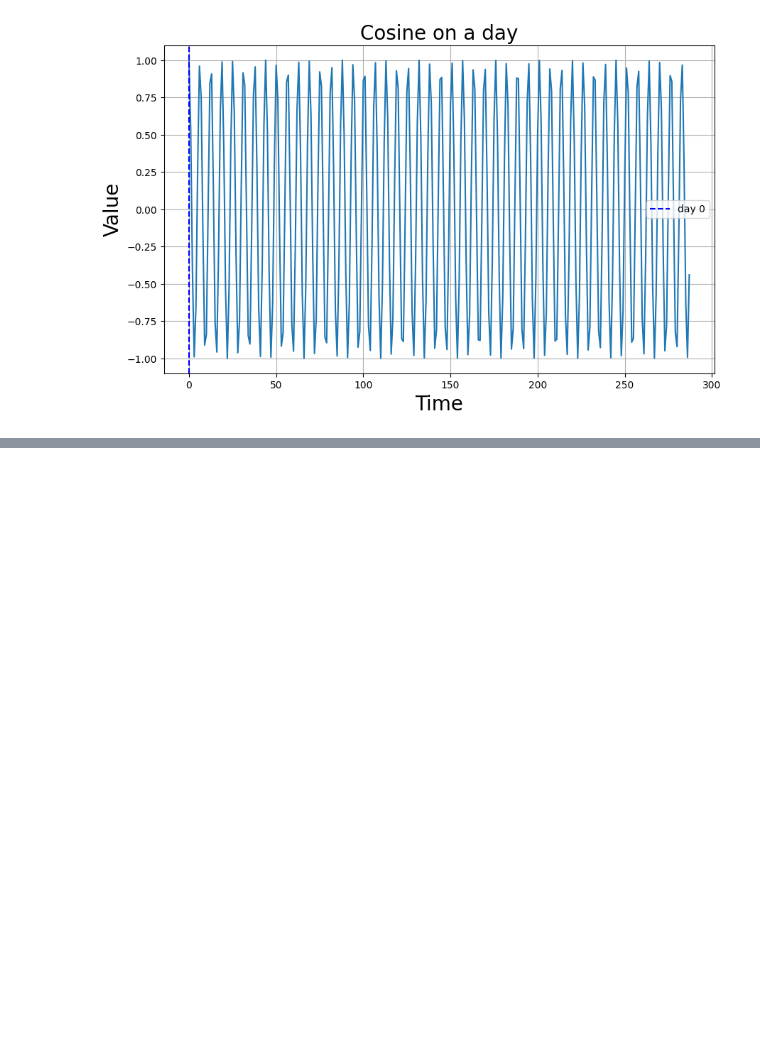
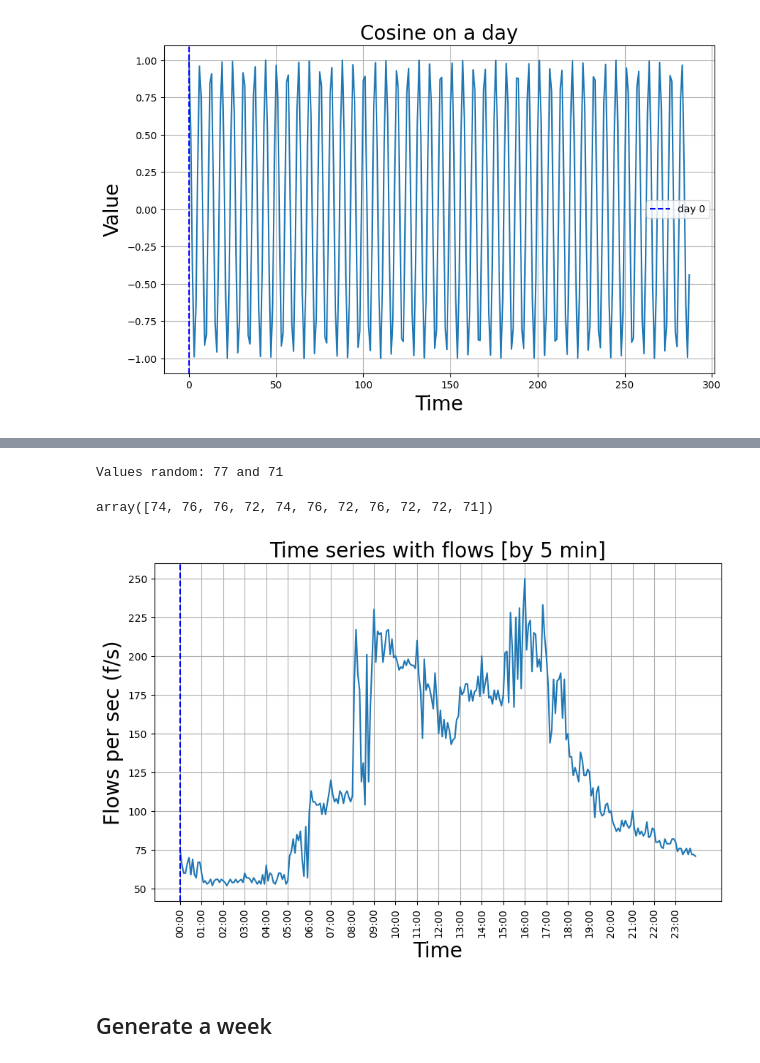
Before and after one commit to Raniita/traffic-forecast, a Jupyter notebook: notebooks/synthetic_data_linkcount.ipynb, the cells around one changed output, grey strips where cells are left out. Saved outputs shown, nothing was run; the diff lists cells and outputs as text; code cells hidden in the pictures; blank space fills up the shorter version.

```diff
--- a/notebooks/synthetic_data_linkcount.ipynb
+++ b/notebooks/synthetic_data_linkcount.ipynb
@@ -132,0 +161,23 @@ No artists with labels found to put in legend.  Note that artists whose label st
+# %%
+## Generate 11 samples to continue a timeseries
+number_1 = 82
+number_2 = 75
+
+alpha = 0.95
+values = [int(number_1*alpha), int(number_2*alpha)]
+print(f"Values random: {values[0]} and {values[1]}")
+np.random.randint(low=min(values), high=max(values), size=11)
+# %% [output]
+Values random: 77 and 71
+array([74, 76, 76, 72, 74, 76, 72, 76, 72, 72, 71])
+# %%
+df = pd.read_csv('./data_test/flow_day_5min.csv')
+
+flows_5min_value = df['flow'].to_numpy()
+flows_5min_time = df['time'].to_numpy()
+
+plot_time_series(flows_5min_time, flows_5min_value, label="Time series with flows [by 5 min]", only_day=True)
+# %% [output]
+[figure, added]
+# %% [markdown]
+## Generate a week
```
Also changed, not shown: parts of 20 cells of this notebook, 2 other files.
